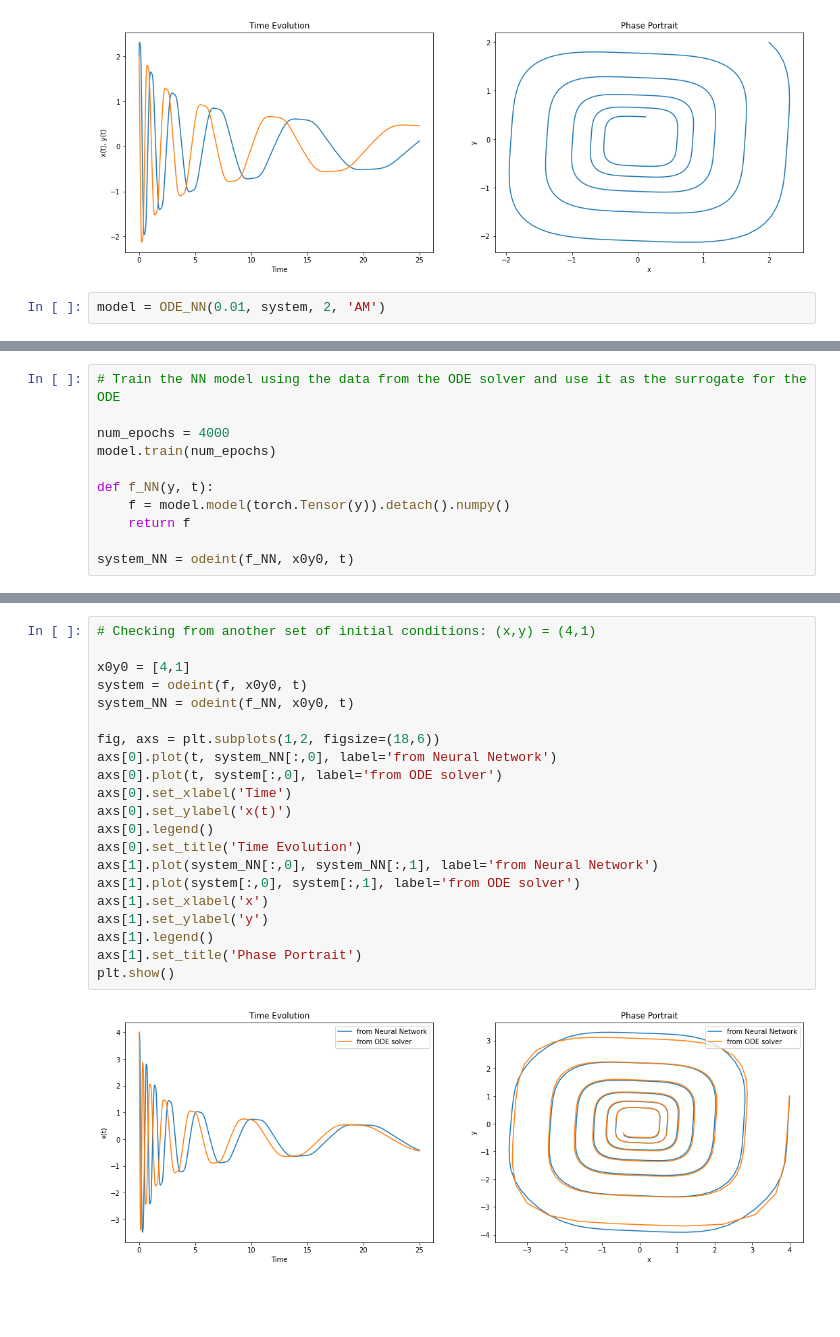
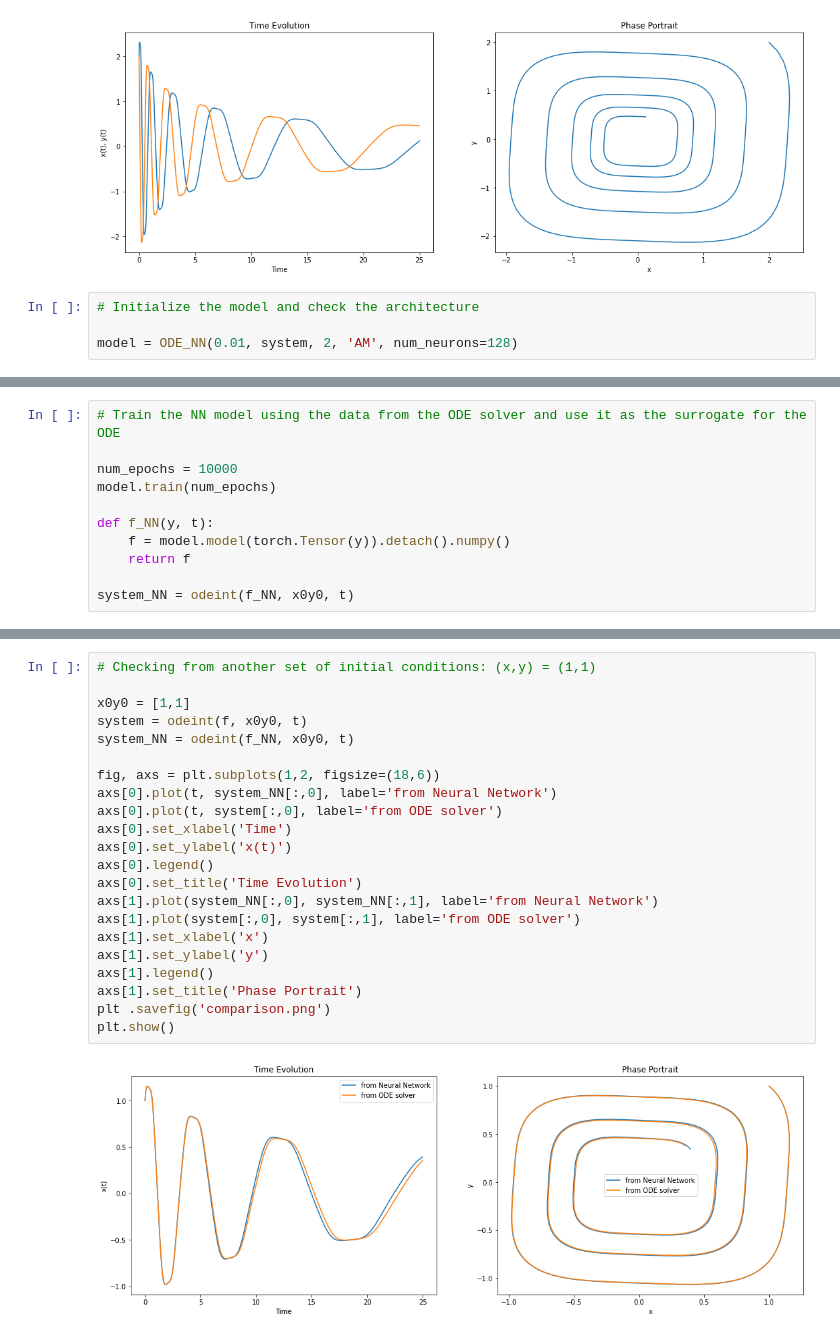
Before and after one commit to thecomputationguy/neural-network-differential-equations, a Jupyter notebook: test_notebook.ipynb, the cells around one changed output, grey strips where cells are left out. Cells and saved outputs as stored; diff of their text form; blank space fills up the shorter version.

```diff
--- a/test_notebook.ipynb
+++ b/test_notebook.ipynb
@@ -30,6 +30,8 @@ plt.show()
 # %% [output]
 [figure]
 # %%
-model = ODE_NN(0.01, system, 2, 'AM')
+# Initialize the model and check the architecture
+
+model = ODE_NN(0.01, system, 2, 'AM', num_neurons=128)
 # %% [output]
 Sequential(
@@ -40,7 +42,7 @@ Sequential(
 # %%
 # Train the NN model using the data from the ODE solver and use it as the surrogate for the ODE
 
-num_epochs = 4000
+num_epochs = 10000
 model.train(num_epochs)
 
 def f_NN(y, t):
@@ -92,23 +114,24 @@ plt.show()
 # %%
-# Checking from another set of initial conditions: (x,y) = (4,1)
+# Checking from another set of initial conditions: (x,y) = (1,1)
 
-x0y0 = [4,1]
+x0y0 = [1,1]
 system = odeint(f, x0y0, t)
 system_NN = odeint(f_NN, x0y0, t)
 
 fig, axs = plt.subplots(1,2, figsize=(18,6))
 axs[0].plot(t, system_NN[:,0], label='from Neural Network')
 axs[0].plot(t, system[:,0], label='from ODE solver')
 axs[0].set_xlabel('Time')
 axs[0].set_ylabel('x(t)')
 axs[0].legend()
 axs[0].set_title('Time Evolution')
 axs[1].plot(system_NN[:,0], system_NN[:,1], label='from Neural Network')
 axs[1].plot(system[:,0], system[:,1], label='from ODE solver')
 axs[1].set_xlabel('x')
 axs[1].set_ylabel('y')
 axs[1].legend()
 axs[1].set_title('Phase Portrait')
+plt .savefig('comparison.png')
 plt.show()
 # %% [output]
-[figure, old version]
+[figure, new version]
```
Also changed, not shown: parts of 4 cells of this notebook.
